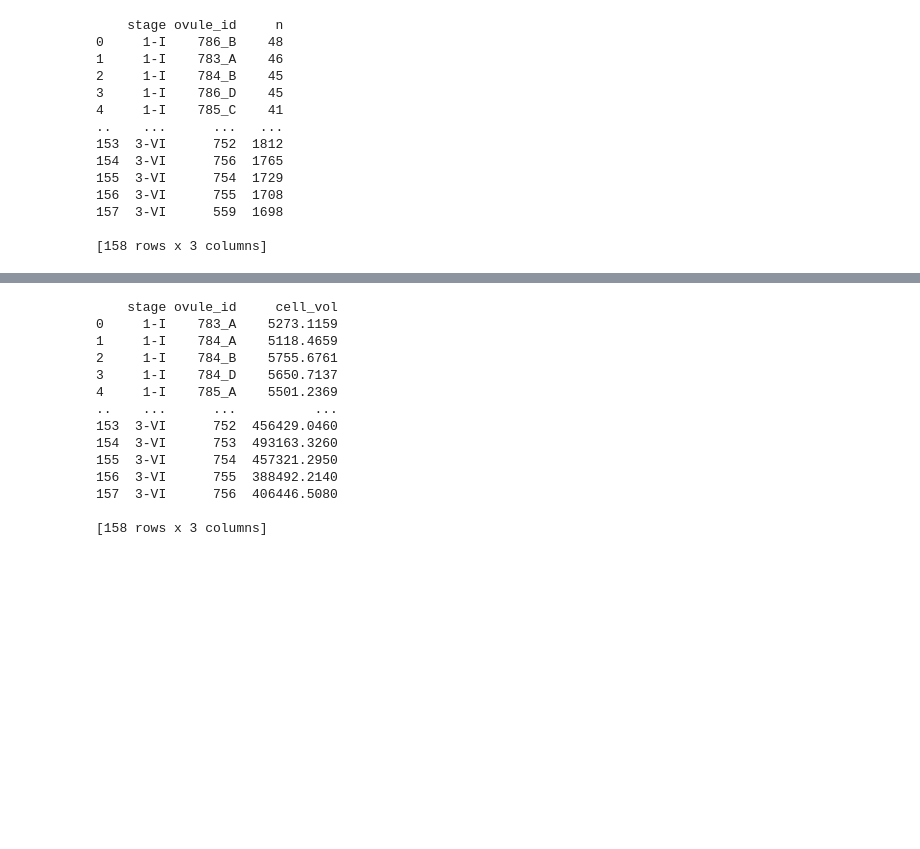
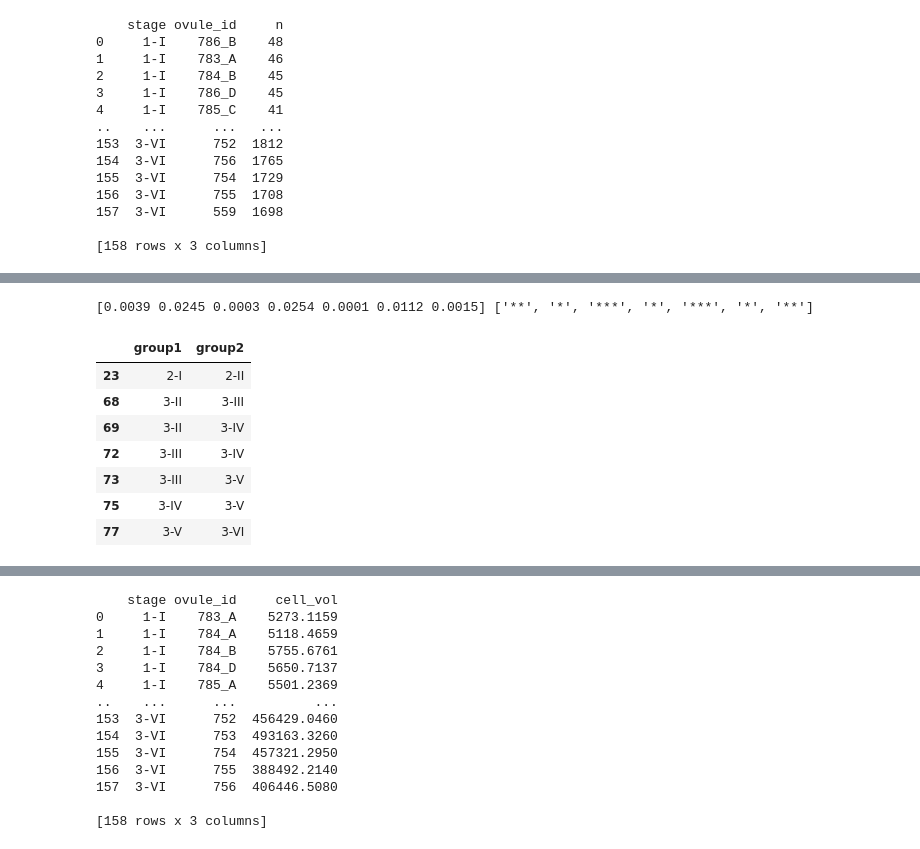
Before and after one commit to SNZLab/3D-ovule-analysis-pipeline, a Jupyter notebook: Automation_pipeline.ipynb, the cells around one changed output, grey strips where cells are left out. Cells and saved outputs as stored; diff of their text form; code cells hidden in the pictures; blank space fills up the shorter version.

```diff
--- a/Automation_pipeline.ipynb
+++ b/Automation_pipeline.ipynb
@@ -311,0 +389,39 @@ plt.show()
+# %%
+# a2[(a2['group1'] == '1-I') & (a2['group2'] == '2-I')]['pval_corr']
+
+# Find all pairs with corrected p value >= 0.0001
+pairs = a2[a2['pval_corr'] >= 0.0001][['group1','group2']]
+pvalues = a2[a2['pval_corr'] >= 0.0001]['pval_corr']
+
+asterisk = []
+for p in pvalues:
+    if p >= 0.05:
+        asterisk.append('ns')
+    elif p < 0.05 and p >= 0.01:
+        asterisk.append('*')
+    elif p < 0.01 and p >= 0.001:
+        asterisk.append('**')
+    elif p < 0.001 and p >= 0.0001:
+        asterisk.append('***')
+    else:
+        asterisk.append('****')
+
+print(pvalues, asterisk)
+# %% [output]
+[0.0039 0.0245 0.0003 0.0254 0.0001 0.0112 0.0015] ['**', '*', '***', '*', '***', '*', '**']
+# %%
+# Find (corrected) p value for specific pairing
+table = pd.DataFrame(a2)
+table.loc[table['pval_corr'] >= 0.0001, ['group1','group2']]
+# table.loc[(table['group1'] == '1-I') & (table['group2'] == '2-I'), 'pval_corr'].to_numpy()
+# value = table[(table['group1']=='1-I') & (table['group2']=='1-II')]
+# value = table[(table['group1']=='1-I') & (table['group2']=='1-II')]['pval_corr'].values[0]
+# %% [output]
+|  | group1 | group2 |
+| 23 | 2-I | 2-II |
+| 68 | 3-II | 3-III |
+| 69 | 3-II | 3-IV |
+| 72 | 3-III | 3-IV |
+| 73 | 3-III | 3-V |
+| 75 | 3-IV | 3-V |
+| 77 | 3-V | 3-VI |
```
Also changed, not shown: parts of 8 cells of this notebook.
